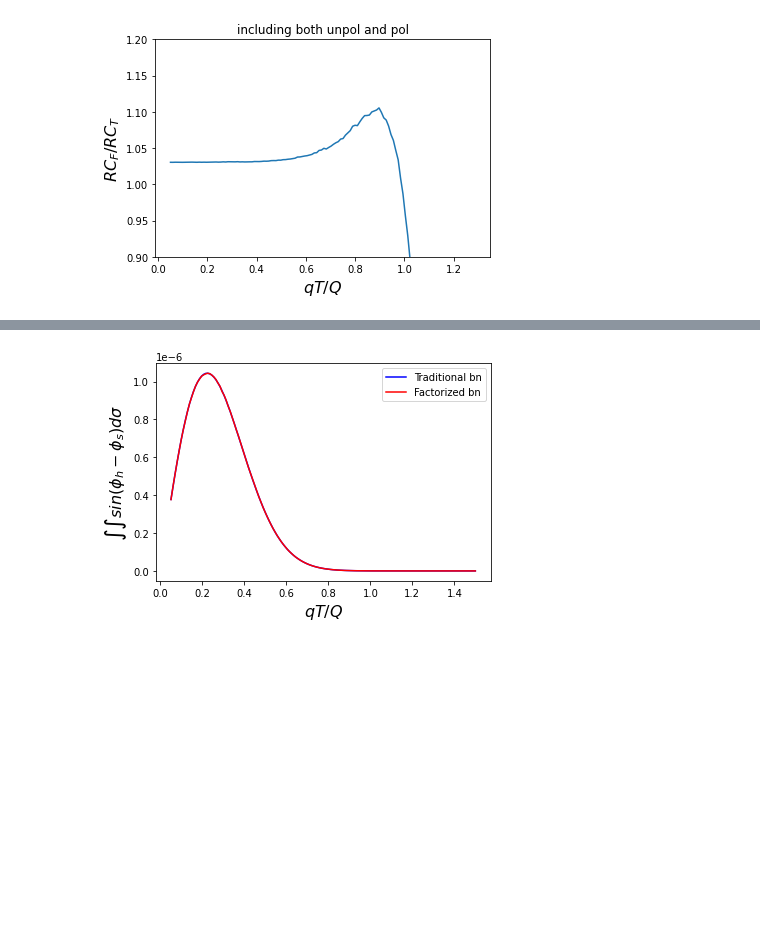
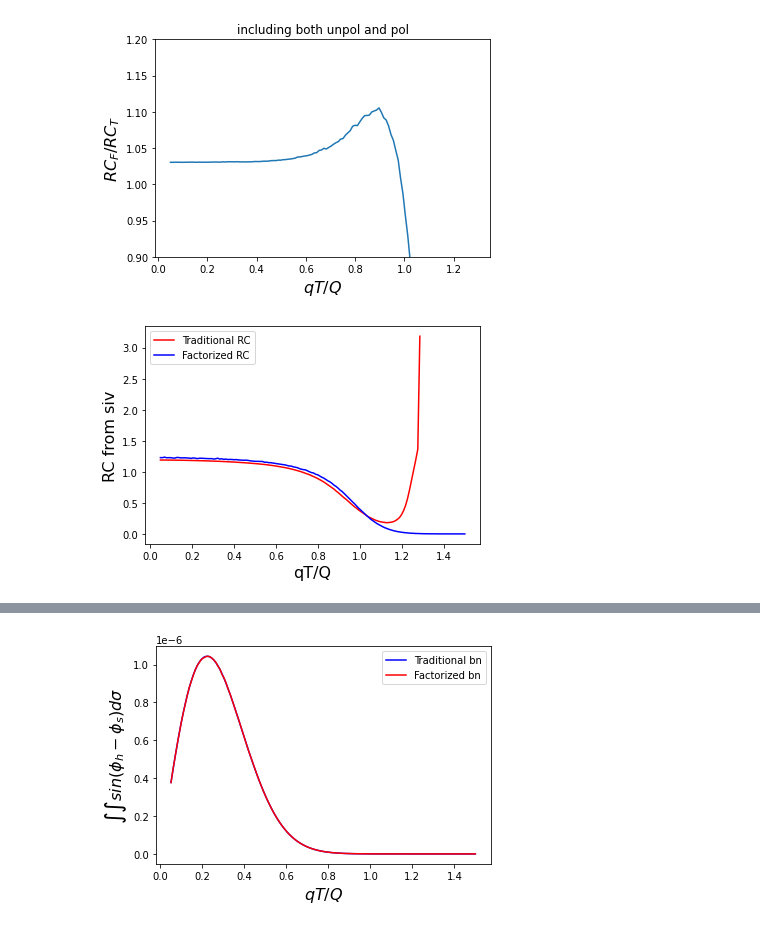
Before and after one commit to Mengzhendada/compare, a Jupyter notebook: Traditional_Factorized_compare_fine.ipynb, the cells around one changed output, grey strips where cells are left out. Cells and saved outputs as stored; diff of their text form; code cells hidden in the pictures; blank space fills up the shorter version.

```diff
--- a/Traditional_Factorized_compare_fine.ipynb
+++ b/Traditional_Factorized_compare_fine.ipynb
@@ -713,3 +770,57 @@ plt.savefig('results/compare/Fine/compare_RC_both_JLab3.pdf')
 [figure]
 [figure]
 [figure]
+# %%
+T_bn_qtQ_jlab3 = df_T_jlab3_siv['qt_to_Q'].to_list()
+T_bn_siv_jlab3 = df_T_jlab3_siv['sivers_bn'].to_list()
+F_bn_qtQ_JLab_3 = df_F_JLab_3_siv_bn['qT_Q'].to_list()
+F_bn_siv_JLab_3 = df_F_JLab_3_siv_bn['xs'].to_list()
+T_rc_qtQ_jlab3 = df_T_jlab3_siv['qt_to_Q'].to_list()
+T_rc_siv_jlab3 = df_T_jlab3_siv['sivers_rc'].to_list()
+F_rc_qtQ_JLab_3 = df_F_JLab_3_siv_rc['qT_Q'].to_list()
+F_rc_siv_JLab_3 = df_F_JLab_3_siv_rc['xs'].to_list()
+RC_F_siv_jlab3 = np.asarray(F_bn_siv_JLab_3)/np.asarray(F_rc_siv_JLab_3)
+RC_T_siv_jlab3 = np.asarray(T_bn_siv_jlab3)/np.asarray(T_rc_siv_jlab3)
+plt.plot(T_bn_qtQ_jlab3,RC_T_siv_jlab3,color='r',label='Traditional RC')
+plt.plot(F_bn_qtQ_JLab_3,RC_F_siv_jlab3,color='b',label='Factorized RC')
+plt.xlabel('qT/Q',fontsize =16)
+plt.ylabel('RC from siv',fontsize =16)
+plt.legend()
+plt.savefig('results/compare/Fine/RCs_siv_both_jlab3.pdf')
+
+plt.figure()
+T_bn_qtQ_jlab3 = df_T_jlab3_col['qt_to_Q'].to_list()
+T_bn_col_jlab3 = df_T_jlab3_col['collins_bn'].to_list()
+F_bn_qtQ_JLab_3 = df_F_JLab_3_col_bn['qT_Q'].to_list()
+F_bn_col_JLab_3 = df_F_JLab_3_col_bn['xs'].to_list()
+T_rc_qtQ_jlab3 = df_T_jlab3_col['qt_to_Q'].to_list()
+T_rc_col_jlab3 = df_T_jlab3_col['collins_rc'].to_list()
+F_rc_qtQ_JLab_3 = df_F_JLab_3_col_rc['qT_Q'].to_list()
+F_rc_col_JLab_3 = df_F_JLab_3_col_rc['xs'].to_list()
+RC_F_col_jlab3 = np.asarray(F_bn_col_JLab_3)/np.asarray(F_rc_col_JLab_3)
+RC_T_col_jlab3 = np.asarray(T_bn_col_jlab3)/np.asarray(T_rc_col_jlab3)
+plt.plot(T_bn_qtQ_jlab3,RC_T_col_jlab3,color='r',label='Traditional RC')
+plt.plot(F_bn_qtQ_JLab_3,RC_F_col_jlab3,color='b',label='Factorized RC')
+plt.xlabel('qT/Q',fontsize =16)
+plt.ylabel('RC from col',fontsize =16)
+plt.legend()
+plt.savefig('results/compare/Fine/RCs_col_both_jlab3.pdf')
+
+plt.figure()
+RC_FT_siv = RC_F_siv_jlab3/RC_T_siv_jlab3
+plt.plot(T_bn_qtQ_jlab3,RC_FT_siv,label='siv')
+plt.xlabel('$qT/Q$',fontsize=16)
+plt.ylabel('$RC_F/RC_T$',fontsize =16)
+plt.legend()
+plt.ylim(0.9,1.2)
+plt.savefig('results/compare/Fine/compare_RC_siv_jlab3.pdf')
+plt.figure()
+RC_FT_col = RC_F_col_jlab3/RC_T_col_jlab3
+plt.plot(T_bn_qtQ_jlab3,RC_FT_col,label='col')
+plt.xlabel('$qT/Q$',fontsize=16)
+plt.ylabel('$RC_F/RC_T$',fontsize =16)
+plt.legend()
+plt.ylim(0.9,1.2)
+plt.savefig('results/compare/Fine/compare_RC_col_jlab3.pdf')
+# %% [output]
+[figure, added]
```
Also changed, not shown: parts of 5 cells of this notebook, 2 other files.
